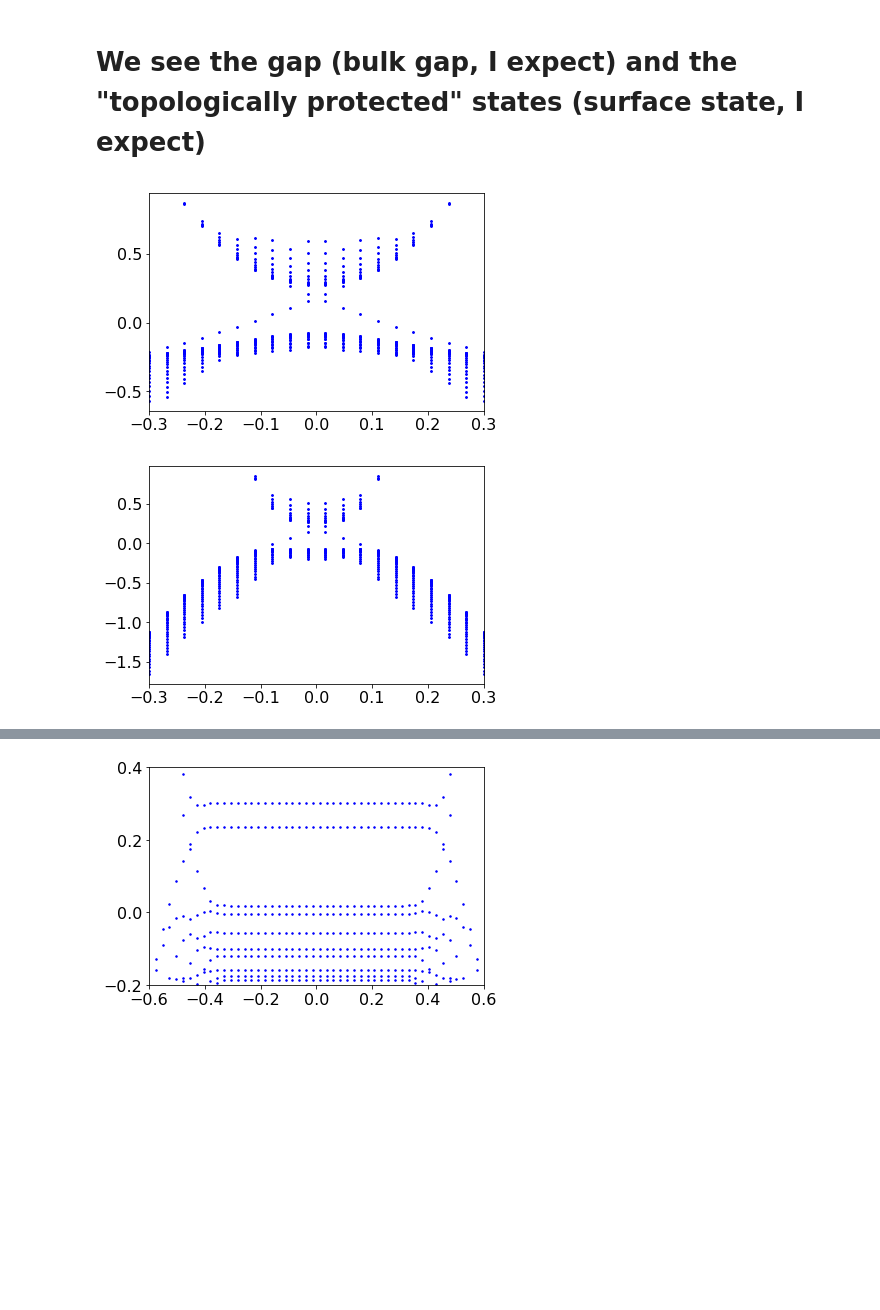
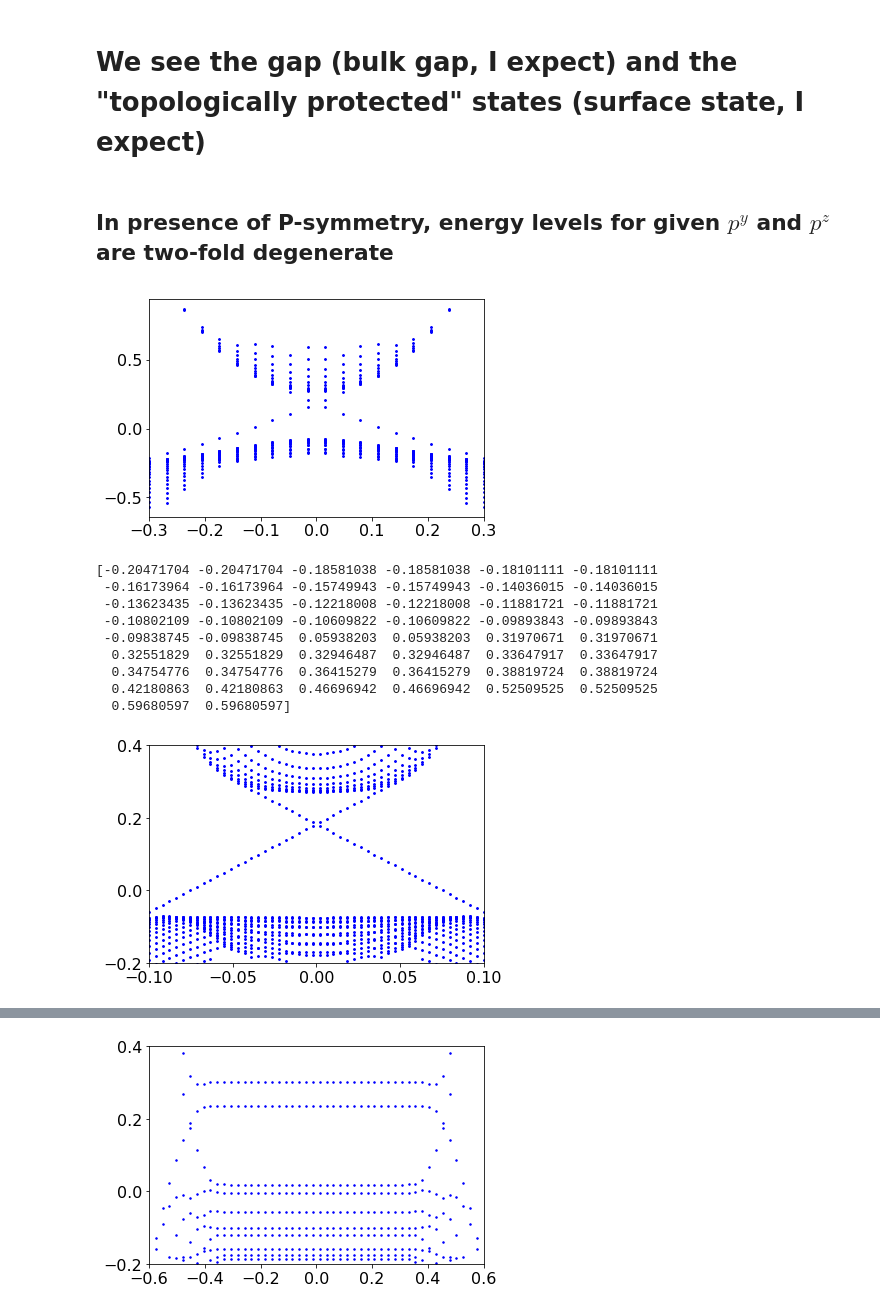
Before and after one commit to tyomaiva/Topological-matter-other, a Jupyter notebook: Topological-insulator.ipynb, the cells around one changed output, grey strips where cells are left out. Drawn from its saved outputs; the diff is of its cells as text; code cells hidden in the pictures; blank space fills up the shorter version.

```diff
--- a/Topological-insulator.ipynb
+++ b/Topological-insulator.ipynb
@@ -16,12 +16,26 @@ ParametersDefault = diagonalizer_TI.SimpleNamespace( A1=2.26, A2=3.33, C =-0.008
                      py = 0., pz = 0. )
 # %% [markdown]
 # We see the gap (bulk gap, I expect) and the "topologically protected" states (surface state, I expect)
+# %% [markdown]
+## In presence of P-symmetry, energy levels for given $p^y$ and $p^z$ are two-fold degenerate
 # %%
 params = copy(ParametersDefault)
 evals, evecs = pSweep(fsysDefault, params, -0.3, 0.3, 20, 'pzSweep')
 spectrum_plot(evals, -0.3, 0.3, 20)
-evals, evecs = pSweep(fsysDefault, params, -0.3, 0.3, 20, 'pySweep')
-spectrum_plot(evals, -0.3, 0.3, 20)
+print(evals[12])
+evals, evecs = pSweep(fsysDefault, params, -0.1, 0.1, 50, 'pySweep')
+plt = spectrum_plot(evals, -0.1, 0.1, 50, ShowPlot = False)
+plt.ylim(-0.2,0.4)
+plt.show()
 # %% [output]
 [figure]
+[-0.20471704 -0.20471704 -0.18581038 -0.18581038 -0.18101111 -0.18101111
+ -0.16173964 -0.16173964 -0.15749943 -0.15749943 -0.14036015 -0.14036015
+ -0.13623435 -0.13623435 -0.12218008 -0.12218008 -0.11881721 -0.11881721
+ -0.10802109 -0.10802109 -0.10609822 -0.10609822 -0.09893843 -0.09893843
+ -0.09838745 -0.09838745  0.05938203  0.05938203  0.31970671  0.31970671
+  0.32551829  0.32551829  0.32946487  0.32946487  0.33647917  0.33647917
+  0.34754776  0.34754776  0.36415279  0.36415279  0.38819724  0.38819724
+  0.42180863  0.42180863  0.46696942  0.46696942  0.52509525  0.52509525
+  0.59680597  0.59680597]
-[figure, old version]
+[figure, new version]
```
Also changed, not shown: parts of 6 cells of this notebook, 1 other file.
